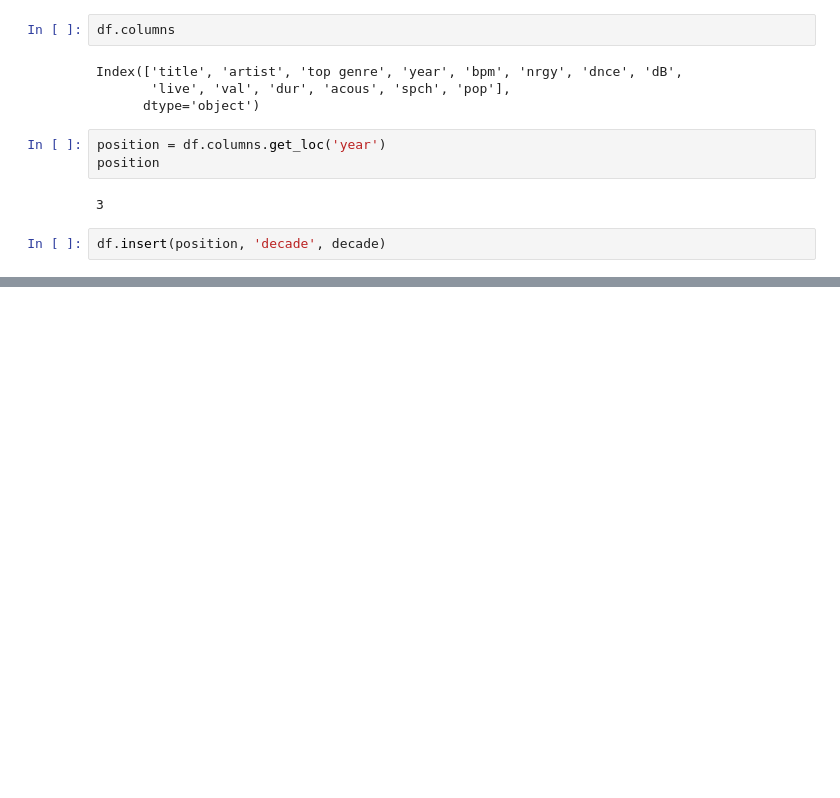
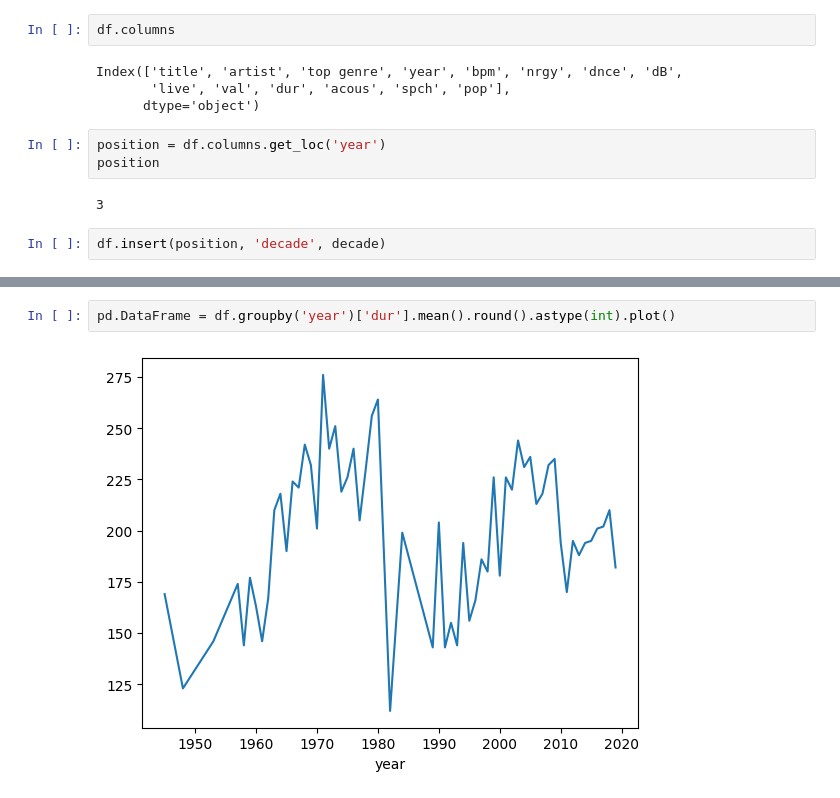
Before and after one commit to MiguelAngel3378/CURSO_ANALISIS_BD2, a Jupyter notebook: m4_pandas/operaciones/spotify.ipynb, the cells around one changed output, grey strips where cells are left out. Saved outputs shown, nothing was run; the diff lists cells and outputs as text; blank space fills up the shorter version.

```diff
--- a/m4_pandas/operaciones/spotify.ipynb
+++ b/m4_pandas/operaciones/spotify.ipynb
@@ -415,0 +479,4 @@ df.head()
+# %%
+pd.DataFrame = df.groupby('year')['dur'].mean().round().astype(int).plot()
+# %% [output]
+[figure, added]
```
Also changed, not shown: parts of 14 cells of this notebook, 1 other file.
